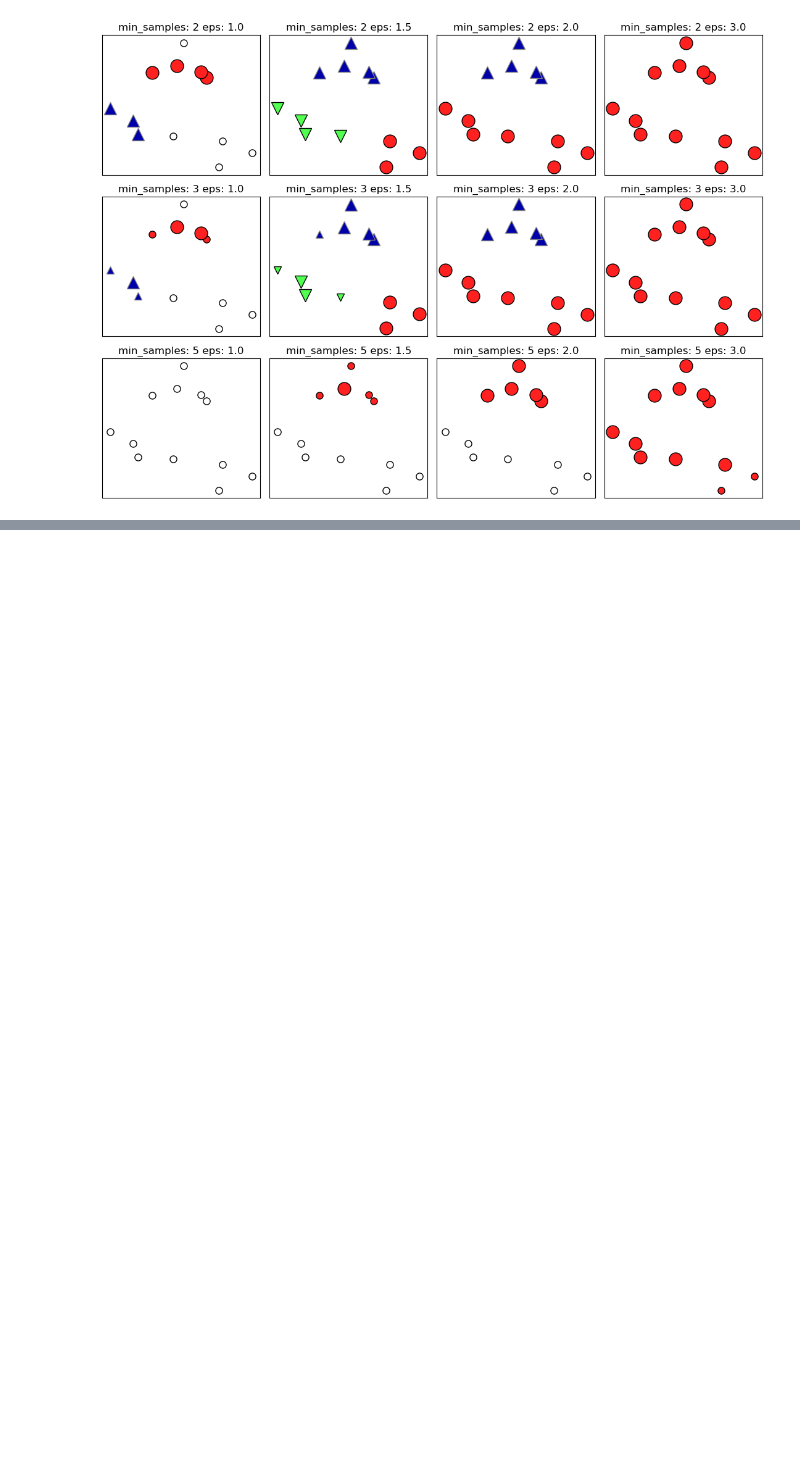
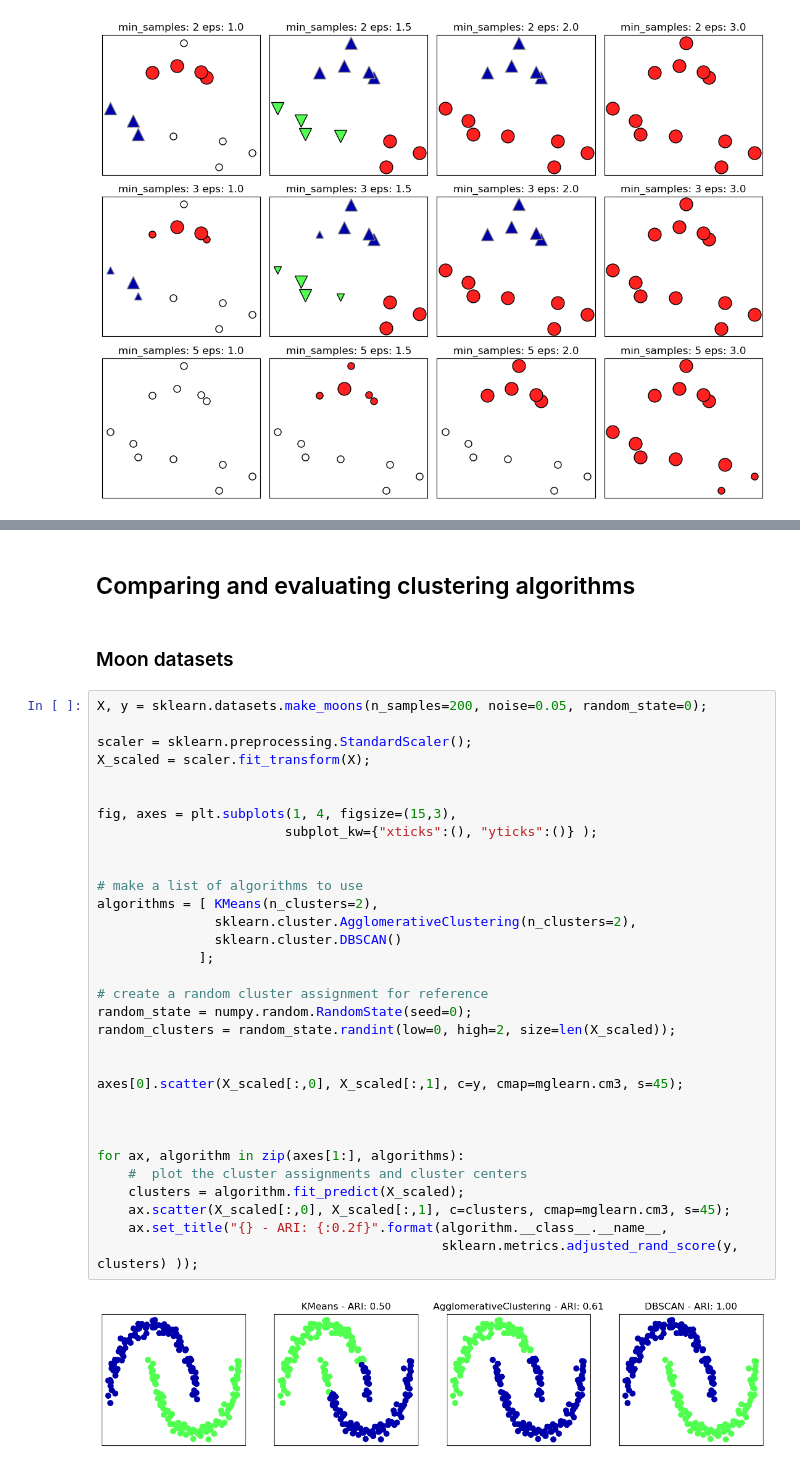
Before and after one commit to WilcoJohn/Progress-ML, a Jupyter notebook: CHP3-UnsupLearning&Preproc/3.2 Vector quantization.ipynb, the cells around one changed output, grey strips where cells are left out. Drawn from its saved outputs; the diff is of its cells as text; blank space fills up the shorter version.

```diff
--- a/CHP3-UnsupLearning&Preproc/3.2 Vector quantization.ipynb
+++ b/CHP3-UnsupLearning&Preproc/3.2 Vector quantization.ipynb
@@ -194,0 +225,38 @@ min_samples: 5 eps: 3.000000  cluster: [0 0 0 0 0 0 0 0 0 0 0 0]
+# %% [markdown]
+## Comparing and evaluating clustering algorithms
+# %% [markdown]
+### Moon datasets
+# %%
+X, y = sklearn.datasets.make_moons(n_samples=200, noise=0.05, random_state=0);
+
+scaler = sklearn.preprocessing.StandardScaler();
+X_scaled = scaler.fit_transform(X);
+
+
+fig, axes = plt.subplots(1, 4, figsize=(15,3),
+                        subplot_kw={"xticks":(), "yticks":()} );
+
+
+# make a list of algorithms to use
+algorithms = [ KMeans(n_clusters=2),
+               sklearn.cluster.AgglomerativeClustering(n_clusters=2),
+               sklearn.cluster.DBSCAN()
+             ];
+
+# create a random cluster assignment for reference
+random_state = numpy.random.RandomState(seed=0);
+random_clusters = random_state.randint(low=0, high=2, size=len(X_scaled));
+
+
+axes[0].scatter(X_scaled[:,0], X_scaled[:,1], c=y, cmap=mglearn.cm3, s=45);
+
+
+
+for ax, algorithm in zip(axes[1:], algorithms):
+    #  plot the cluster assignments and cluster centers
+    clusters = algorithm.fit_predict(X_scaled);
+    ax.scatter(X_scaled[:,0], X_scaled[:,1], c=clusters, cmap=mglearn.cm3, s=45);
+    ax.set_title("{} - ARI: {:0.2f}".format(algorithm.__class__.__name__,
+                                            sklearn.metrics.adjusted_rand_score(y, clusters) ));
+# %% [output]
+[figure, added]
```
Also changed, not shown: parts of 14 cells of this notebook.
